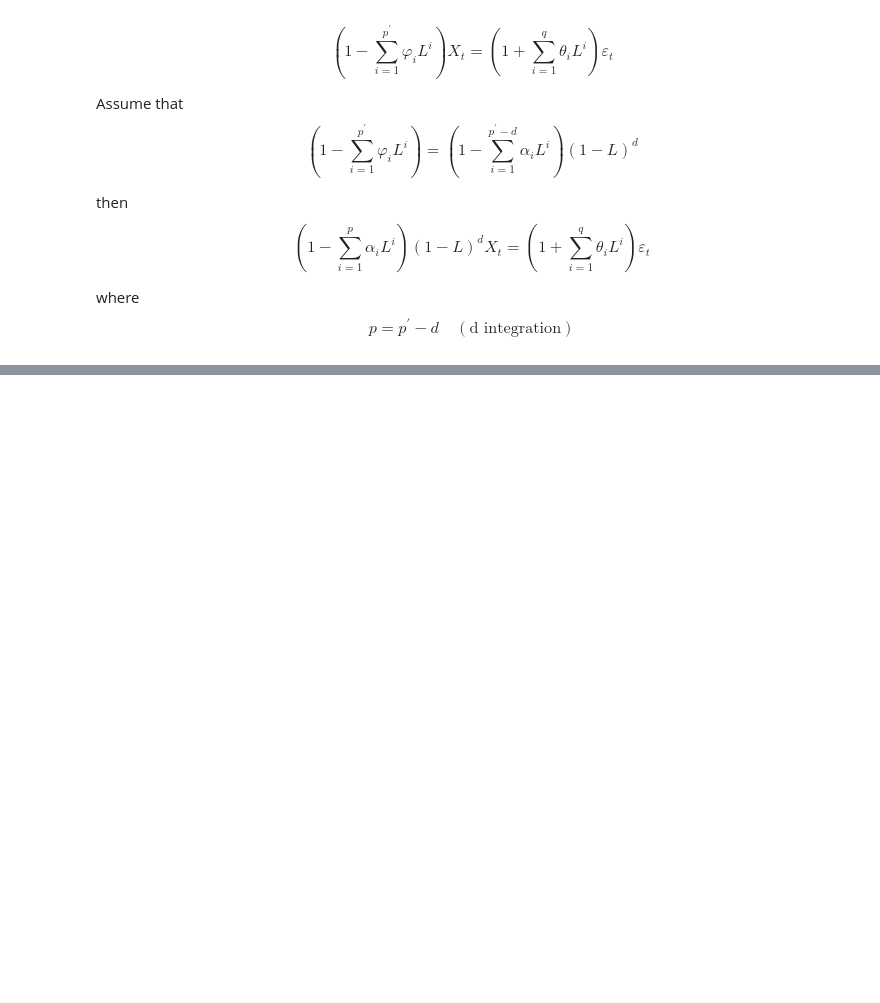
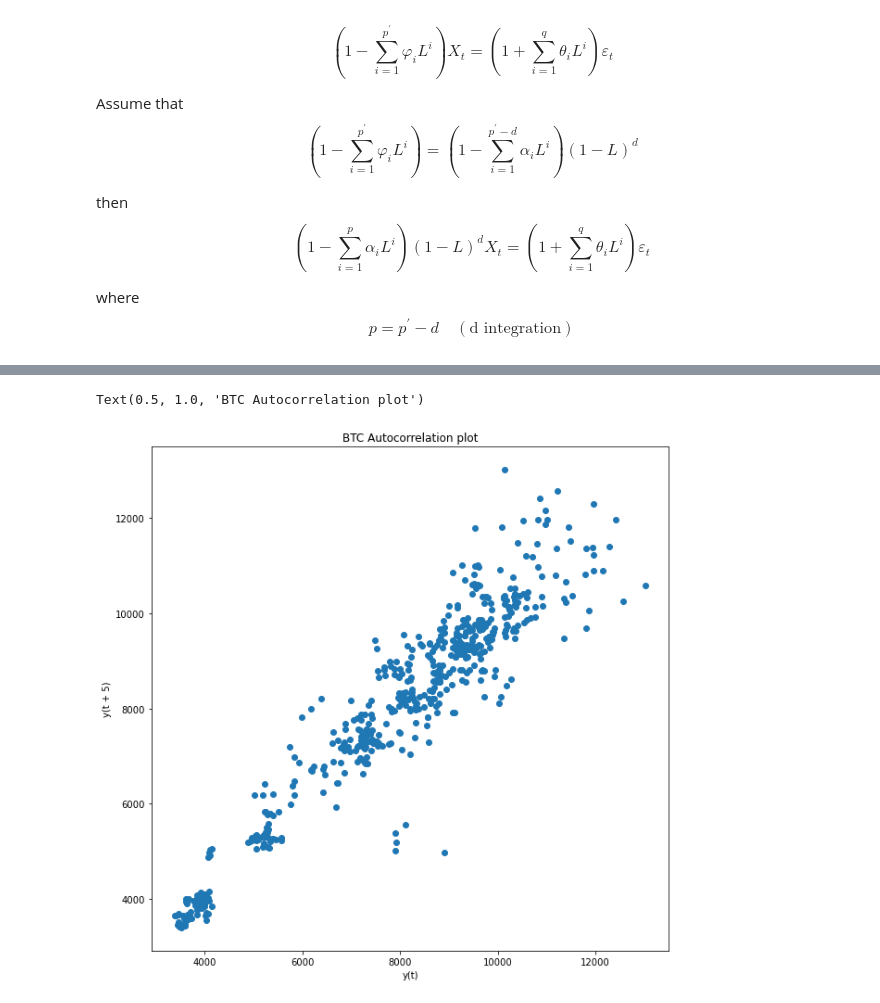
Before and after one commit to Wenbo-Git/Data-Science, a Jupyter notebook: Time Series/Time Series.ipynb, the cells around one changed output, grey strips where cells are left out. Drawn from its saved outputs; the diff is of its cells as text; code cells hidden in the pictures; blank space fills up the shorter version.

```diff
--- a/Time Series/Time Series.ipynb
+++ b/Time Series/Time Series.ipynb
@@ -32,0 +42,4 @@ $$ p = p^{\prime} - d \quad (\text{d integration}) $$
+# %%
+start = dt.datetime(2019, 1, 1)
+end = dt.datetime(2020, 7, 28)
+data = web.DataReader("BTC-USD", "yahoo", start, end)
@@ -32,0 +64,7 @@ $$ p = p^{\prime} - d \quad (\text{d integration}) $$
+# %%
+plt.figure(figsize=(10,10))
+lag_plot(data['Close'], lag=5)
+plt.title('BTC Autocorrelation plot')
+# %% [output]
+Text(0.5, 1.0, 'BTC Autocorrelation plot')
+[figure, added]
```
Also changed, not shown: parts of 8 cells of this notebook.
